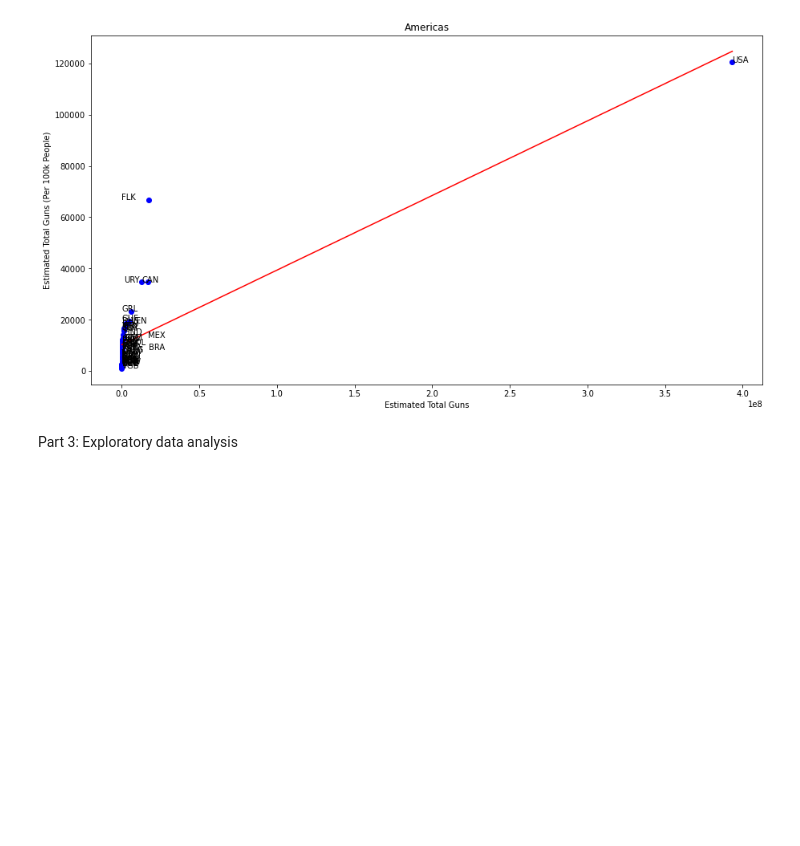
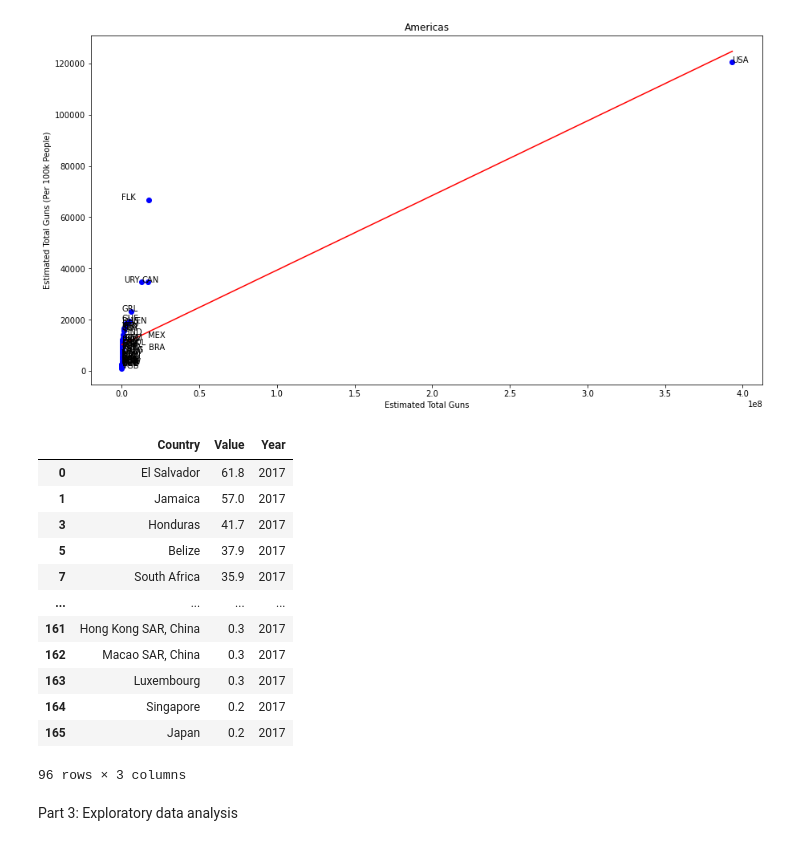
Before and after one commit to the-amazing-works-of-stephanie/gun-violence-analysis, a Jupyter notebook: fp.ipynb, the cells around one changed output. Cells and saved outputs as stored; diff of their text form; code cells hidden in the pictures; blank space fills up the shorter version.

Commit message:
Same as before just added that new table (or one of em, at least)

```diff
--- a/fp.ipynb
+++ b/fp.ipynb
@@ -222,3 +222,23 @@ for i in titles:
 [figure]
 # %%
 # TODO -- Found this link: https://www.indexmundi.com/facts/indicators/VC.IHR.PSRC.P5/rankings/middle-east -- has different links to more tables per region but would need to do a couple of different scrapes per region due to how the site is divied up, or could just do the one tab for the whole world (Look at bottom of table and the links to the other tables are just below it). Next on my to do list
+# %%
+# This is just the table of every country in the world, not organized by region
+
+r = requests.get('https://www.indexmundi.com/facts/indicators/VC.IHR.PSRC.P5/rankings')
+homs = pd.read_html(r.text)[0].drop(['Rank'], axis=1)
+homs.loc[homs['Year'] == 2017]
+# %% [output]
+|  | Country | Value | Year |
+| 0 | El Salvador | 61.8 | 2017 |
+| 1 | Jamaica | 57.0 | 2017 |
+| 3 | Honduras | 41.7 | 2017 |
+| 5 | Belize | 37.9 | 2017 |
+| 7 | South Africa | 35.9 | 2017 |
+| ... | ... | ... | ... |
+| 161 | Hong Kong SAR, China | 0.3 | 2017 |
+| 162 | Macao SAR, China | 0.3 | 2017 |
+| 163 | Luxembourg | 0.3 | 2017 |
+| 164 | Singapore | 0.2 | 2017 |
+| 165 | Japan | 0.2 | 2017 |
+96 rows × 3 columns
```
Also changed, not shown: parts of 1 cell of this notebook.
